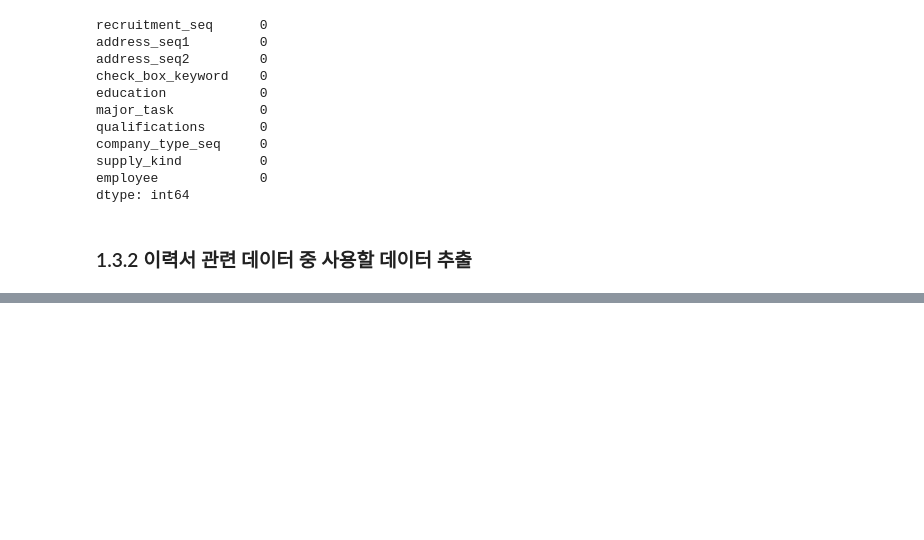
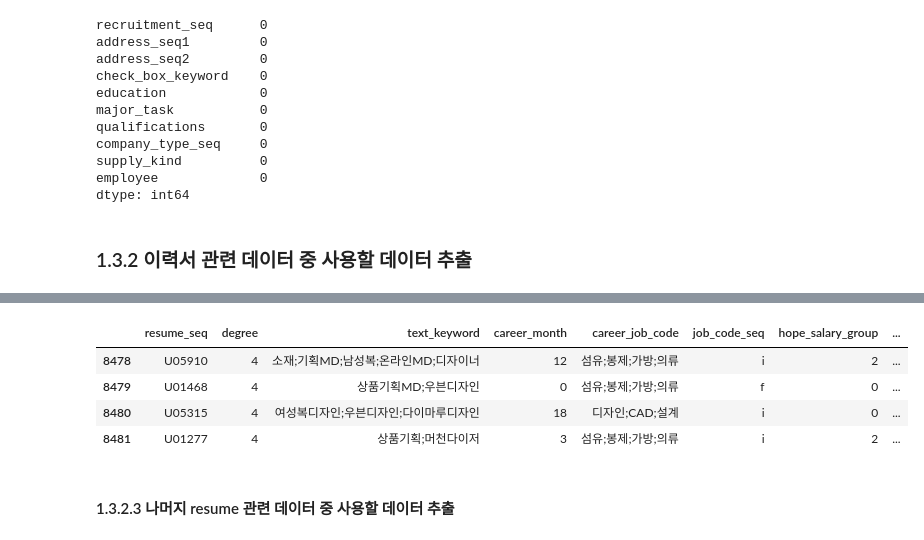
Before and after one commit to Kim-SeongSu/Dacon_Kookmin_University, a Jupyter notebook: kookmin_ai.ipynb, the cells around one changed output, grey strips where cells are left out. Saved outputs shown, nothing was run; the diff lists cells and outputs as text; code cells hidden in the pictures; blank space fills up the shorter version.

```diff
--- a/kookmin_ai.ipynb
+++ b/kookmin_ai.ipynb
@@ -743,0 +567,19 @@ dtype: int64
+# %%
+# resume_education_data 중 필요한 컬럼 가져오기
+resume_temp = resume_education_data[['resume_seq','univ_type_seq1','univ_type_seq2','univ_major_type','univ_score']]
+
+# univ_score 그룹화
+resume_temp['univ_score_group'] = 100
+for i in range(len(resume_temp)):
+    x = resume_temp.loc[i]['univ_score']
+    if x == 0:
+        resume_temp.loc[i,'univ_score_group'] = 0
+    else:
+        resume_temp.loc[i,'univ_score_group'] = 1+(x-1)//10
+
+
+## 기존의 점수 컬럼 제거
+resume_temp = resume_temp.drop(['univ_score'], axis='columns')
+
+# 데이터 확인
+display(resume_temp.tail(5))
@@ -743,0 +598,12 @@ dtype: int64
+# %%
+# 이력서 통합 데이터 (res_data)로 병합
+res_data = pd.merge(res_data, resume_temp, how='outer', on='resume_seq')
+res_data.tail(4)
+# %% [output]
+|  | resume_seq | degree | text_keyword | career_month | career_job_code | job_code_seq | hope_salary_group | ... |
+| 8478 | U05910 | 4 | 소재;기획MD;남성복;온라인MD;디자이너 | 12 | 섬유;봉제;가방;의류 | i | 2 | ... |
+| 8479 | U01468 | 4 | 상품기획MD;우븐디자인 | 0 | 섬유;봉제;가방;의류 | f | 0 | ... |
+| 8480 | U05315 | 4 | 여성복디자인;우븐디자인;다이마루디자인 | 18 | 디자인;CAD;설계 | i | 0 | ... |
+| 8481 | U01277 | 4 | 상품기획;머천다이저 | 3 | 섬유;봉제;가방;의류 | i | 2 | ... |
+# %% [markdown]
+#### 1.3.2.3 나머지 resume 관련 데이터 중 사용할 데이터 추출
```
Also changed, not shown: parts of 35 cells of this notebook.
